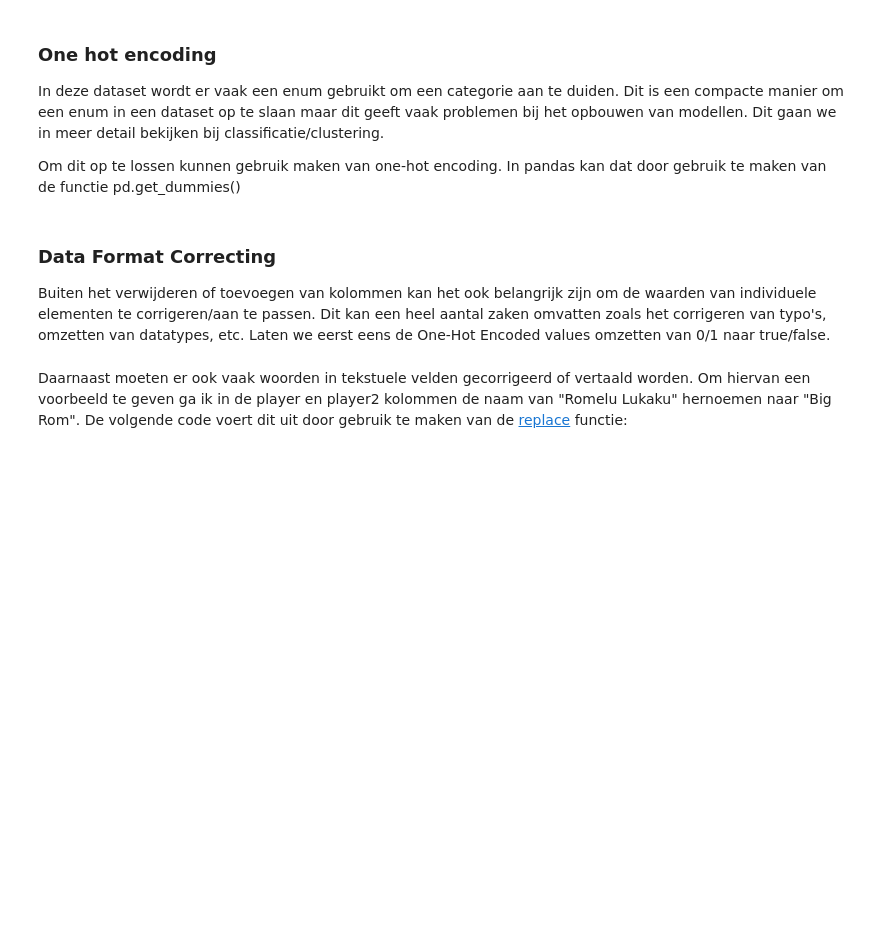
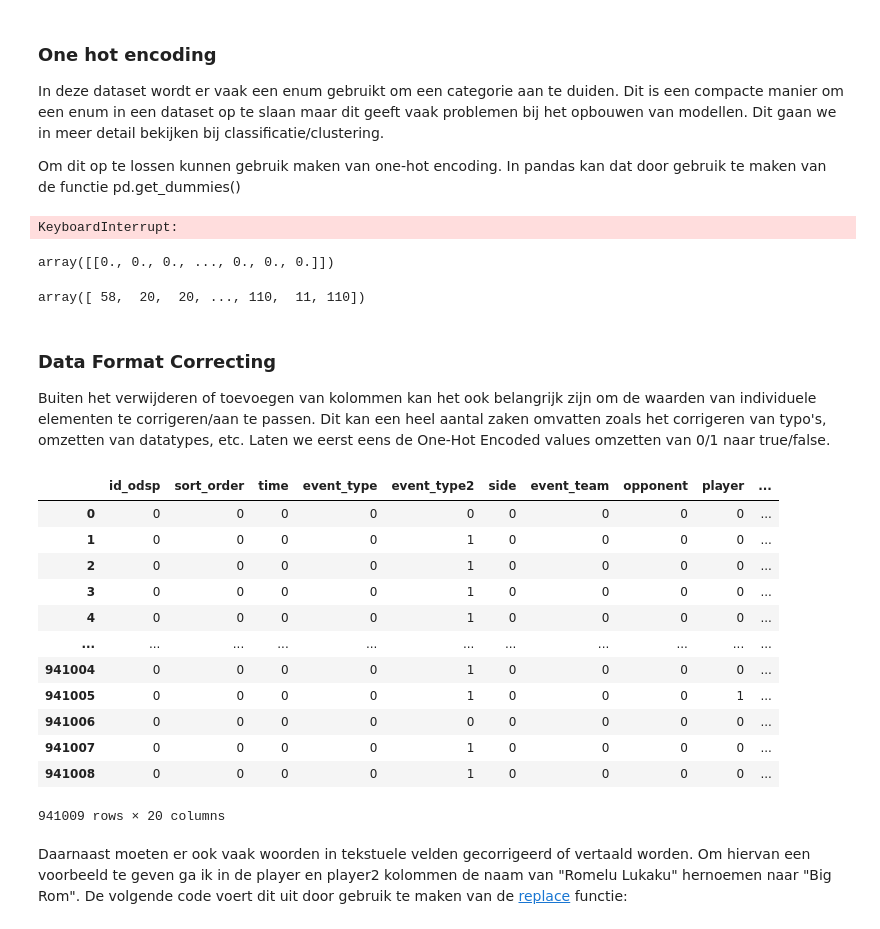
Before and after one commit to OdiseeDataScience2223/Leerstof, a Jupyter notebook: Week 3/Data Cleaning.ipynb, the cells around one changed output. Saved outputs shown, nothing was run; the diff lists cells and outputs as text; code cells hidden in the pictures; blank space fills up the shorter version.

```diff
--- a/Week 3/Data Cleaning.ipynb
+++ b/Week 3/Data Cleaning.ipynb
@@ -212,12 +348,59 @@ Dit gaan we in meer detail bekijken bij classificatie/clustering.
 
 Om dit op te lossen kunnen gebruik maken van one-hot encoding.
 In pandas kan dat door gebruik te maken van de functie pd.get_dummies()
+# %%
+# met pandas
+one_hot_encoded = pd.get_dummies(df_events.event_type, prefix="eventType")
+one_hot_encoded = df_events_merged.join(one_hot_encoded).drop("event_type", axis=1)
+one_hot_encoded
+
+# met sklearn
+from sklearn.preprocessing import OneHotEncoder, OrdinalEncoder, LabelEncoder
+encoder = OneHotEncoder()
+# fit -> train / pas de encoder aan aan de input
+encoder.fit(df_events_merged.event_type.values.reshape(1, -1))
+#doe de transformatie (moet na de fit gebeuren)
+encoder.transform(df_events_merged.event_type.values.reshape(1, -1))
+# er bestaat ook een functie om fit en transform te combineren fit_transform()
+# %% [output]
+KeyboardInterrupt:
+# %%
+#ordinal encoding
+encoder = OrdinalEncoder()
+encoder.fit_transform(df_events_merged.event_team.values.reshape(1, -1))
+# %% [output]
+array([[0., 0., 0., ..., 0., 0., 0.]])
+# %%
+
+# label encoder -> label encoder bedoelt voor als je 1 kolom wil omzetten
+encoder = LabelEncoder()
+encoder.fit_transform(df_events_merged.event_team)
+# %% [output]
+array([ 58,  20,  20, ..., 110,  11, 110])
 # %% [markdown]
 ### Data Format Correcting
 
 Buiten het verwijderen of toevoegen van kolommen kan het ook belangrijk zijn om de waarden van individuele elementen te corrigeren/aan te passen.
 Dit kan een heel aantal zaken omvatten zoals het corrigeren van typo's, omzetten van datatypes, etc.
 Laten we eerst eens de One-Hot Encoded values omzetten van 0/1 naar true/false.
+# %%
+df_events_merged.isnull().astype(int)
+#zelfde als dit
+df_events_merged.isnull().replace({True: 1, False: 0})
+# %% [output]
+|  | id_odsp | sort_order | time | event_type | event_type2 | side | event_team | opponent | player | ... |
+| 0 | 0 | 0 | 0 | 0 | 0 | 0 | 0 | 0 | 0 | ... |
+| 1 | 0 | 0 | 0 | 0 | 1 | 0 | 0 | 0 | 0 | ... |
+| 2 | 0 | 0 | 0 | 0 | 1 | 0 | 0 | 0 | 0 | ... |
+| 3 | 0 | 0 | 0 | 0 | 1 | 0 | 0 | 0 | 0 | ... |
+| 4 | 0 | 0 | 0 | 0 | 1 | 0 | 0 | 0 | 0 | ... |
+| ... | ... | ... | ... | ... | ... | ... | ... | ... | ... | ... |
+| 941004 | 0 | 0 | 0 | 0 | 1 | 0 | 0 | 0 | 0 | ... |
+| 941005 | 0 | 0 | 0 | 0 | 1 | 0 | 0 | 0 | 1 | ... |
+| 941006 | 0 | 0 | 0 | 0 | 0 | 0 | 0 | 0 | 0 | ... |
+| 941007 | 0 | 0 | 0 | 0 | 1 | 0 | 0 | 0 | 0 | ... |
+| 941008 | 0 | 0 | 0 | 0 | 1 | 0 | 0 | 0 | 0 | ... |
+941009 rows × 20 columns
 # %% [markdown]
 Daarnaast moeten er ook vaak woorden in tekstuele velden gecorrigeerd of vertaald worden.
 Om hiervan een voorbeeld te geven ga ik in de player en player2 kolommen de naam van "Romelu Lukaku" hernoemen naar "Big Rom".
```
Also changed, not shown: parts of 9 cells of this notebook, 2 other files.
